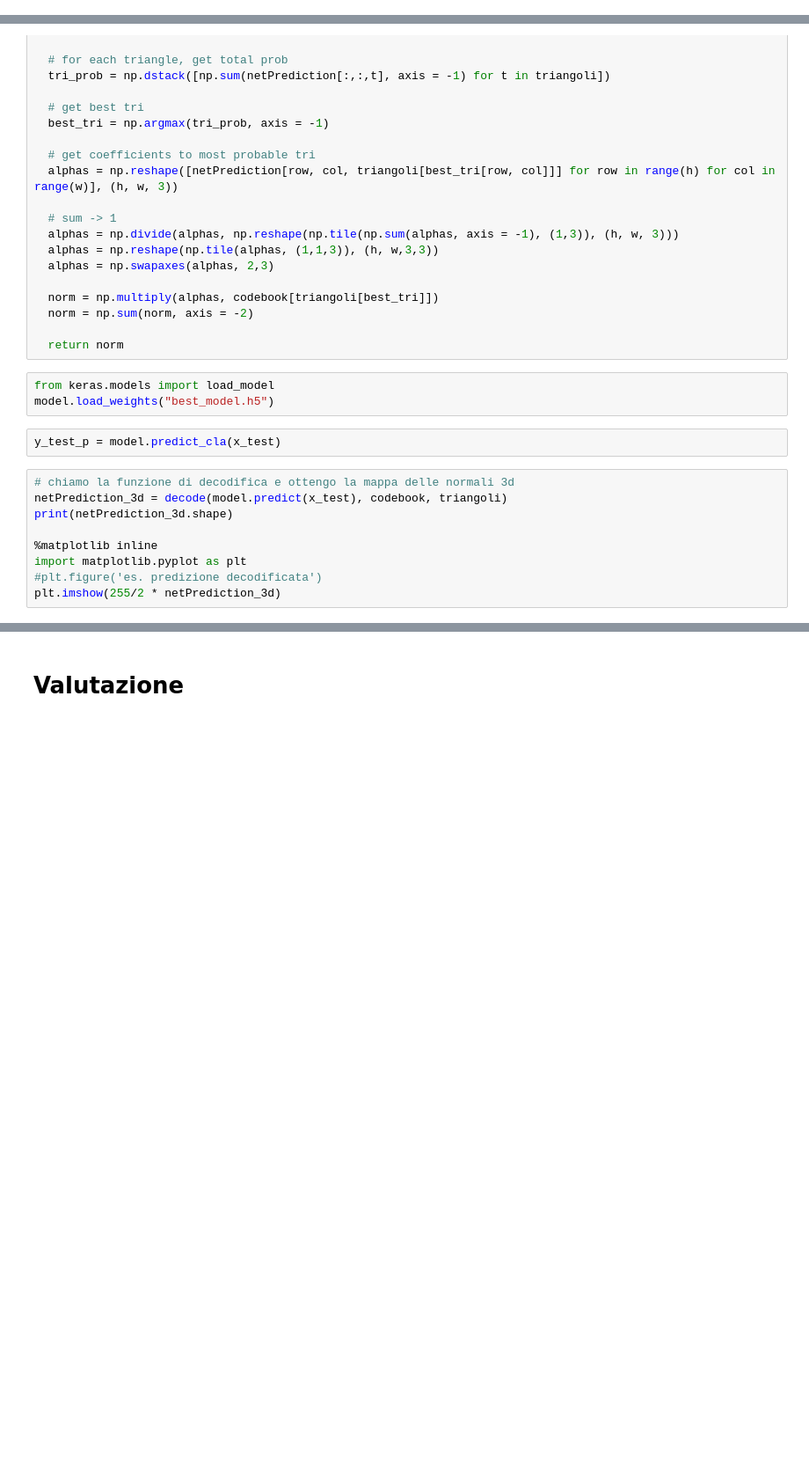
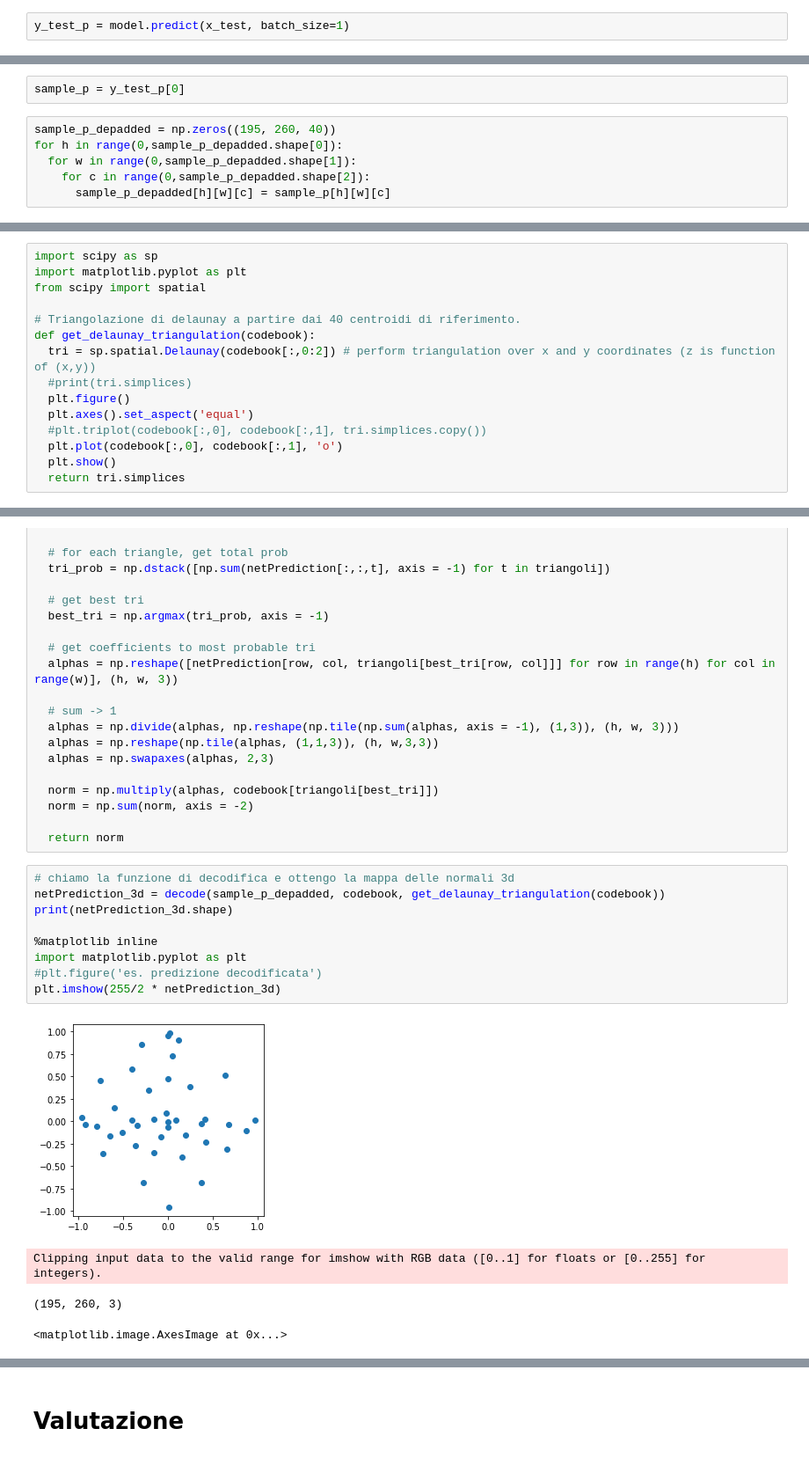
Before and after one commit to marza1993/surface_normal_transfer, a Jupyter notebook: normal_estimation_classification_zeropadding_preload.ipynb, the cells around one changed output, grey strips where cells are left out. Shown: that part at 88% size. Cells and saved outputs as stored; diff of their text form; blank space fills up the shorter version.

```diff
--- a/normal_estimation_classification_zeropadding_preload.ipynb
+++ b/normal_estimation_classification_zeropadding_preload.ipynb
@@ -365,0 +412,2 @@ Epoch 40/40
+# %%
+y_test_p = model.predict(x_test, batch_size=1)
@@ -366,5 +424,28 @@ Epoch 40/40
+# %%
+sample_p = y_test_p[0]
+# %%
+sample_p_depadded = np.zeros((195, 260, 40))
+for h in range(0,sample_p_depadded.shape[0]):
+  for w in range(0,sample_p_depadded.shape[1]):
+    for c in range(0,sample_p_depadded.shape[2]):
+      sample_p_depadded[h][w][c] = sample_p[h][w][c]
 # %% [markdown]
 # Ricalcolo superfici normali da classificazione
+# %%
+import scipy as sp
+import matplotlib.pyplot as plt
+from scipy import spatial
+
+# Triangolazione di delaunay a partire dai 40 centroidi di riferimento.
+def get_delaunay_triangulation(codebook):
+  tri = sp.spatial.Delaunay(codebook[:,0:2]) # perform triangulation over x and y coordinates (z is function of (x,y))
+  #print(tri.simplices)
+  plt.figure()
+  plt.axes().set_aspect('equal')
+  #plt.triplot(codebook[:,0], codebook[:,1], tri.simplices.copy())
+  plt.plot(codebook[:,0], codebook[:,1], 'o')
+  plt.show()
+  return tri.simplices
 # %%
 # Metodo che permette di ottenere la normale 3d per ogni pixel a partire dalla predizione della rete.
 # INPUT
@@ -397,17 +478,17 @@ def decode(netPrediction, codebook, triangoli):
   norm = np.sum(norm, axis = -2)
 
   return norm
-# %%
-from keras.models import load_model
-model.load_weights("best_model.h5")
-# %%
-y_test_p = model.predict_cla(x_test)
 # %%
 # chiamo la funzione di decodifica e ottengo la mappa delle normali 3d
-netPrediction_3d = decode(model.predict(x_test), codebook, triangoli)
+netPrediction_3d = decode(sample_p_depadded, codebook, get_delaunay_triangulation(codebook))
 print(netPrediction_3d.shape)
 
 %matplotlib inline
 import matplotlib.pyplot as plt
 #plt.figure('es. predizione decodificata')
 plt.imshow(255/2 * netPrediction_3d)
+# %% [output]
+[figure, added]
+Clipping input data to the valid range for imshow with RGB data ([0..1] for floats or [0..255] for integers).
+(195, 260, 3)
+<matplotlib.image.AxesImage at 0x...>
```
Also changed, not shown: parts of 20 cells of this notebook, 6 other files.
